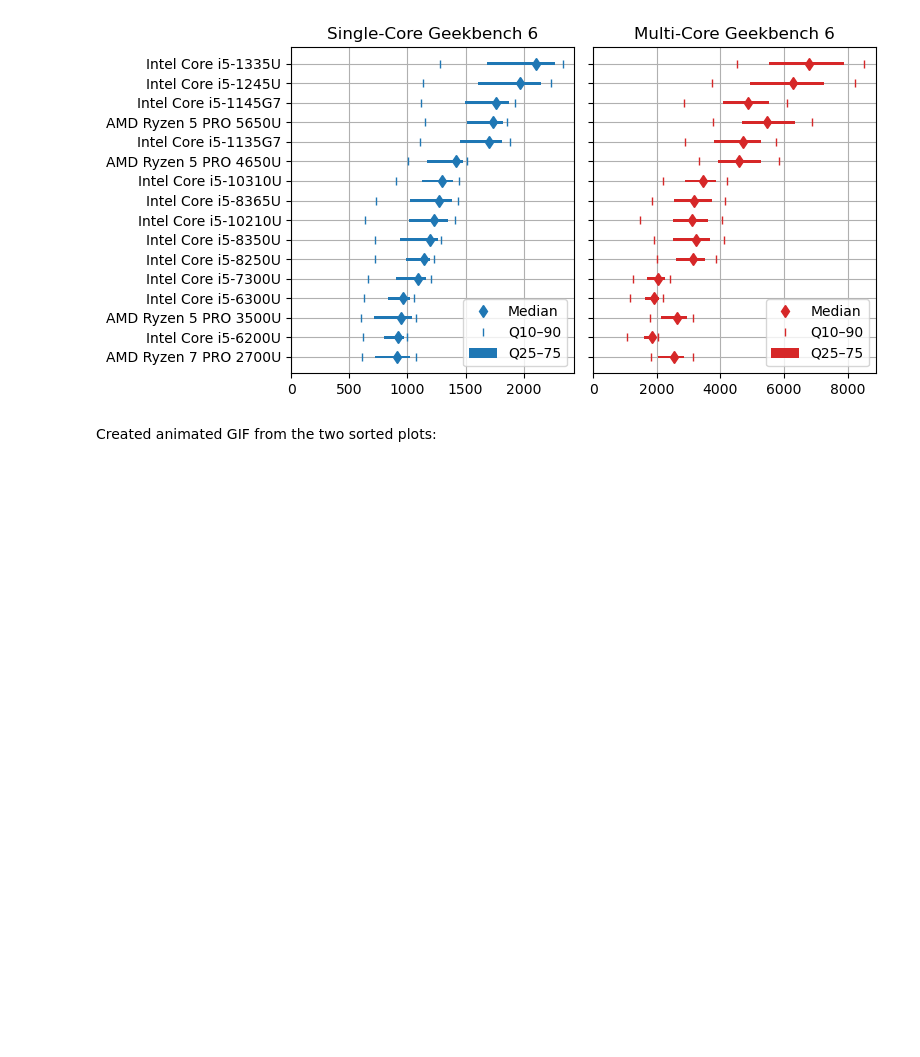
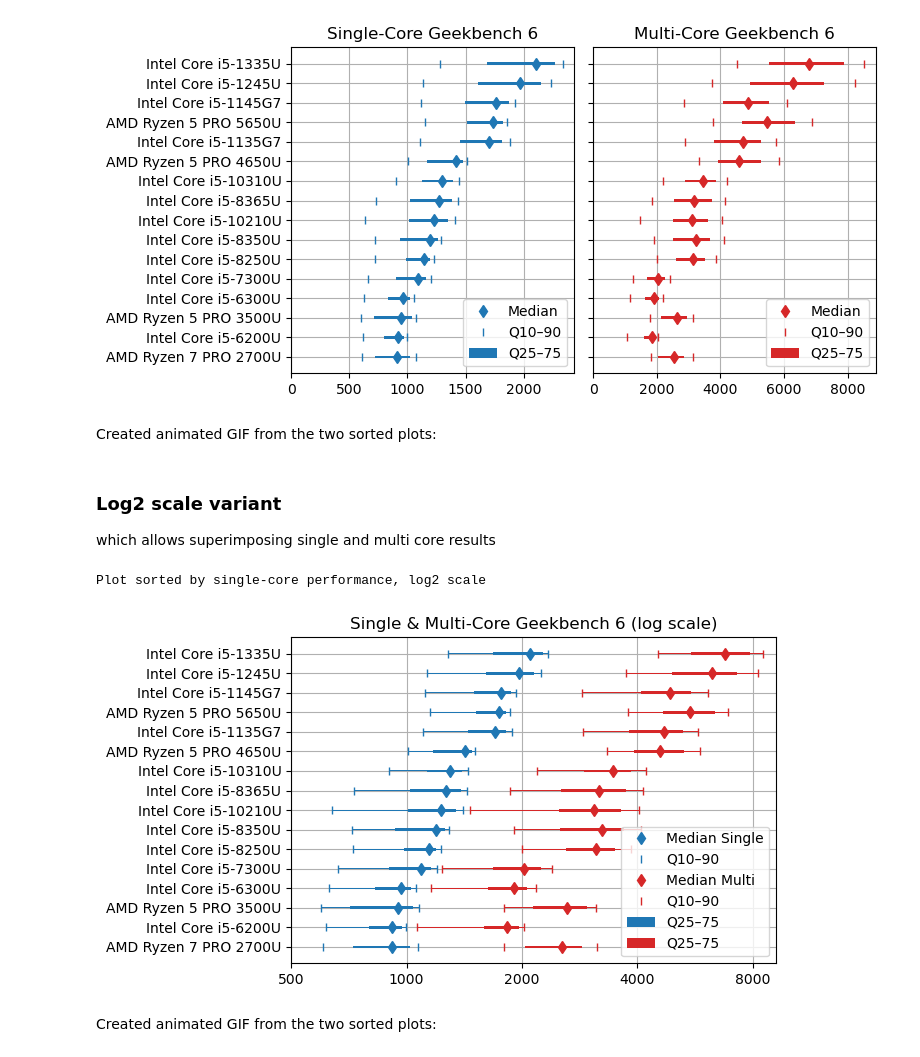
Before and after one commit to pierre-haessig/notebook-cpu-performance, a Jupyter notebook: Retrieve_geekbench.ipynb, the cells around one changed output. Drawn from its saved outputs; the diff is of its cells as text; code cells hidden in the pictures; blank space fills up the shorter version.

```diff
--- a/Retrieve_geekbench.ipynb
+++ b/Retrieve_geekbench.ipynb
@@ -397,3 +403,40 @@ Created animated GIF from the two sorted plots:
 # %%
 # delay in 1/100 second. Loop 0 = infinite
 !convert -delay 200 -loop 0 CPUs_GB6_stats_sort-*.png CPUs_GB6_stats_sort-anim.gif
+# %% [markdown]
+### Log2 scale variant
+
+which allows superimposing single and multi core results
+# %%
+sortby = 'single'
+
+if sortby == 'single':
+    stats_plot = stats_plot.sort_values('Single q50')
+elif sortby == 'multi':
+    stats_plot = stats_plot.sort_values('Multi q50')
+logstats_plot = np.log2(stats_plot/1000)
+print(f'Plot sorted by {sortby}-core performance, log2 scale')
+# %% [output]
+Plot sorted by single-core performance, log2 scale
+# %%
+fig, ax = plt.subplots(figsize=(7,4))
+plot_stats(logstats_plot, 'Single', color='tab:blue', ax=ax)
+plot_stats(logstats_plot, 'Multi', color='tab:red', ax=ax)
+ax.set_xlim(-1, 3.2)
+log_ticks = [-1, 0, 1, 2, 3]
+log_ticklabels = [f'{1000*2**i:.0f}' for i in log_ticks]
+ax.set_xticks(log_ticks, log_ticklabels)
+ax.set_title('Single & Multi-Core Geekbench 6 (log scale)')
+
+# adjust labels and title
+lines = ax.get_lines()
+lines[0].set_label('Median Single')
+lines[3].set_label('Median Multi')
+ax.legend()
+
+fig.tight_layout()
+fig.savefig(f'CPUs_GB6_logstats_sort-{sortby}.png', dpi=300)
+# %% [output]
+[figure, added]
+# %% [markdown]
+Created animated GIF from the two sorted plots:
```
Also changed, not shown: parts of 3 cells of this notebook, 4 other files.
